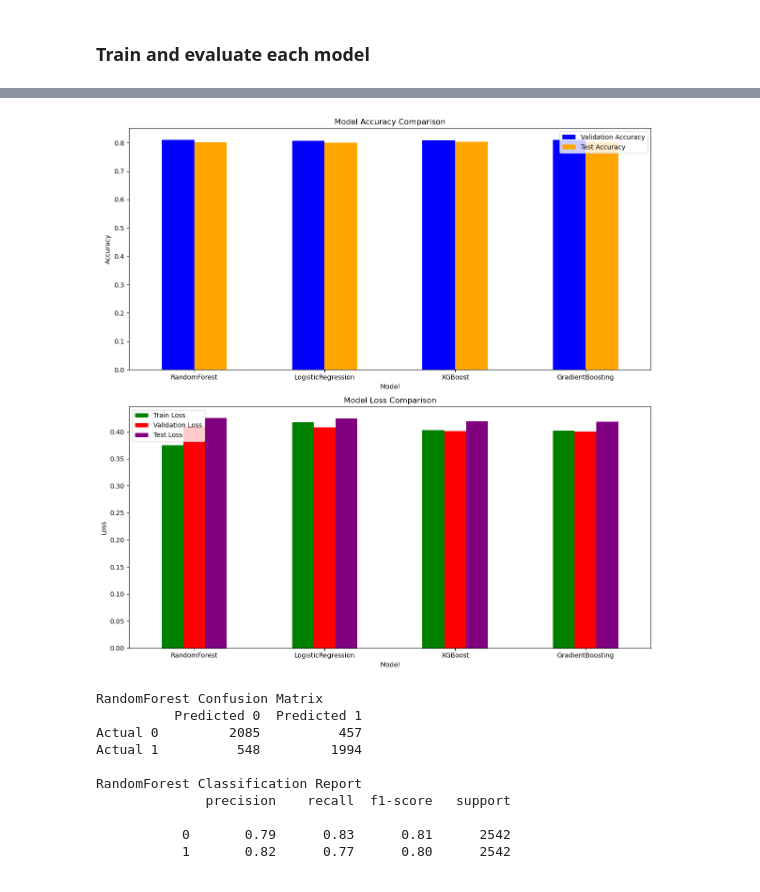
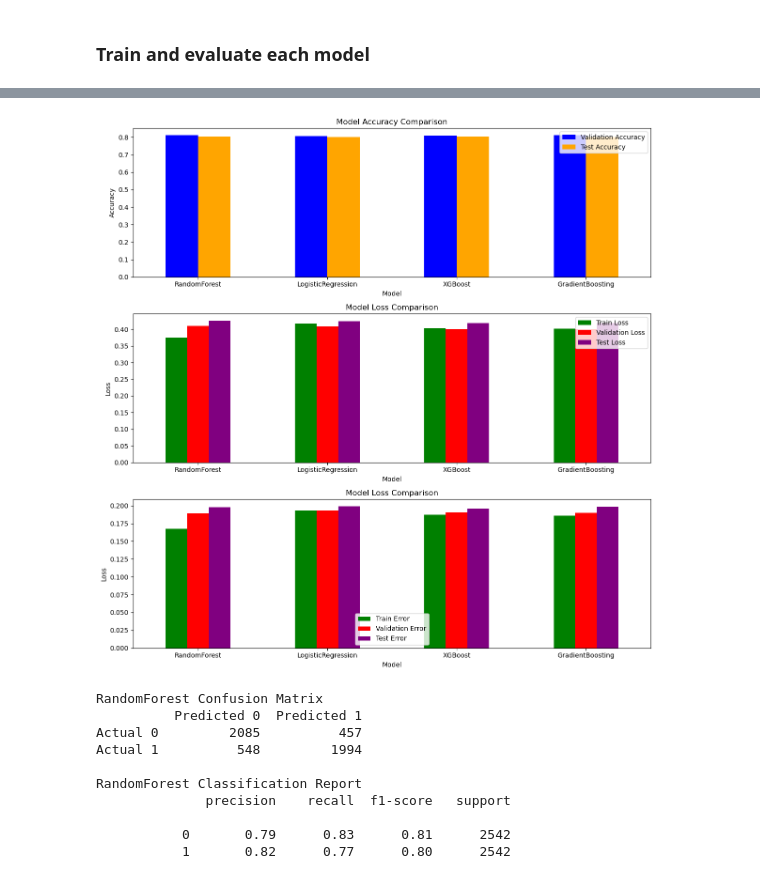
Before and after one commit to hatkiet/Project_4, a Jupyter notebook: ML_Comp_Under_K1.ipynb, the cells around one changed output, grey strips where cells are left out. Saved outputs shown, nothing was run; the diff lists cells and outputs as text; code cells hidden in the pictures.

Commit message:
Undersampling Models Comparison

```diff
--- a/ML_Comp_Under_K1.ipynb
+++ b/ML_Comp_Under_K1.ipynb
@@ -259,24 +259,30 @@ results_df
 | 3 | GradientBoosting | {'learning_rate': 0.1, 'max_depth... | 0.810386 | 0.801731 | 0.402038 | 0.400495 | 0.418765 | ... |
 # %%
 # Plotting model performance metrics
-fig, axes = plt.subplots(2, 1, figsize=(12, 12))
+fig, axes = plt.subplots(3, 1, figsize=(12, 12))
 
 # Plotting accuracy
 results_df.plot(kind='bar', x='Model', y=['Validation Accuracy', 'Test Accuracy'], ax=axes[0], color=['blue', 'orange'])
 axes[0].set_title('Model Accuracy Comparison')
 axes[0].set_ylabel('Accuracy')
 axes[0].set_xticklabels(axes[0].get_xticklabels(), rotation=0)
 
 # Plotting loss
 results_df.plot(kind='bar', x='Model', y=['Train Loss', 'Validation Loss', 'Test Loss'], ax=axes[1], color=['green', 'red', 'purple'])
 axes[1].set_title('Model Loss Comparison')
 axes[1].set_ylabel('Loss')
 axes[1].set_xticklabels(axes[0].get_xticklabels(), rotation=0)
 
+# Plotting error
+results_df.plot(kind='bar', x='Model', y=['Train Error', 'Validation Error', 'Test Error'], ax=axes[2], color=['green', 'red', 'purple'])
+axes[2].set_title('Model Loss Comparison')
+axes[2].set_ylabel('Loss')
+axes[2].set_xticklabels(axes[0].get_xticklabels(), rotation=0)
+
 plt.tight_layout()
 plt.show()
 # %% [output]
-[figure, old version]
+[figure, new version]
 # %%
 # Print confusion matrices for all models
 for model_name, cm in confusion_matrices.items():
```
Also changed, not shown: parts of 1 cell of this notebook.
